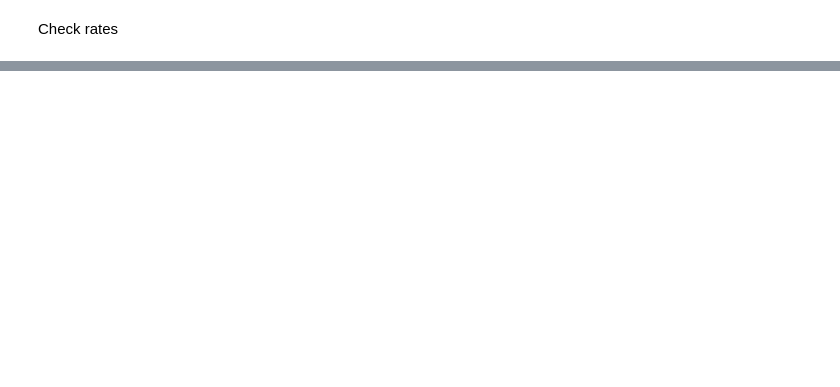
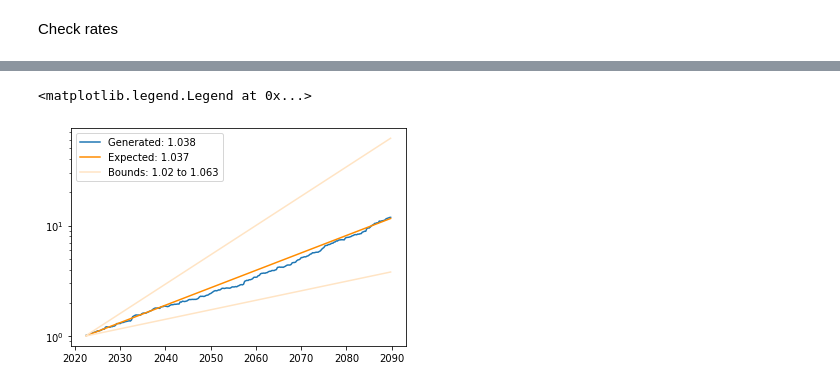
Before and after one commit to chriskelly/LifeFinances, a Jupyter notebook: Simulation/Diagnostics.ipynb, the cells around one changed output, grey strips where cells are left out. Drawn from its saved outputs; the diff is of its cells as text; code cells hidden in the pictures; blank space fills up the shorter version.

```diff
--- a/Simulation/Diagnostics.ipynb
+++ b/Simulation/Diagnostics.ipynb
@@ -46,0 +44,28 @@ pd.DataFrame(data, index=['avg'
+# %%
+# Inflation
+years = math.trunc(df['Time'].max()-df['Time'].min())
+product = list(df['Inflation'])[-1]
+annualized = pow(product, 1 / years)
+
+plt.plot(df['Time'],df["Inflation"],label=f'Generated: {annualized:.3f}')
+
+def expected_ls(val):
+    qt_val = val ** (1/4)
+    ls = [qt_val]
+    for _ in df["Inflation"]:
+        ls.append(ls[-1] * qt_val)
+    ls.pop()
+    return ls
+
+expected_inflation_ls = expected_ls(constants.INFLATION_MEAN)
+low_ls = expected_ls(constants.INFLATION_ANNUAL_LOW)
+high_ls = expected_ls(constants.INFLATION_ANNUAL_HIGH)
+
+plt.plot(df['Time'],expected_inflation_ls,label=f'Expected: {constants.INFLATION_MEAN}',color='darkorange')
+plt.plot(df['Time'],low_ls,color='bisque',label=f'Bounds: {constants.INFLATION_ANNUAL_LOW} to {constants.INFLATION_ANNUAL_HIGH}')
+plt.plot(df['Time'],high_ls,color='bisque')
+plt.yscale('log')
+plt.legend()
+# %% [output]
+<matplotlib.legend.Legend at 0x...>
+[figure, added]
```
Also changed, not shown: parts of 6 cells of this notebook, 5 other files.
